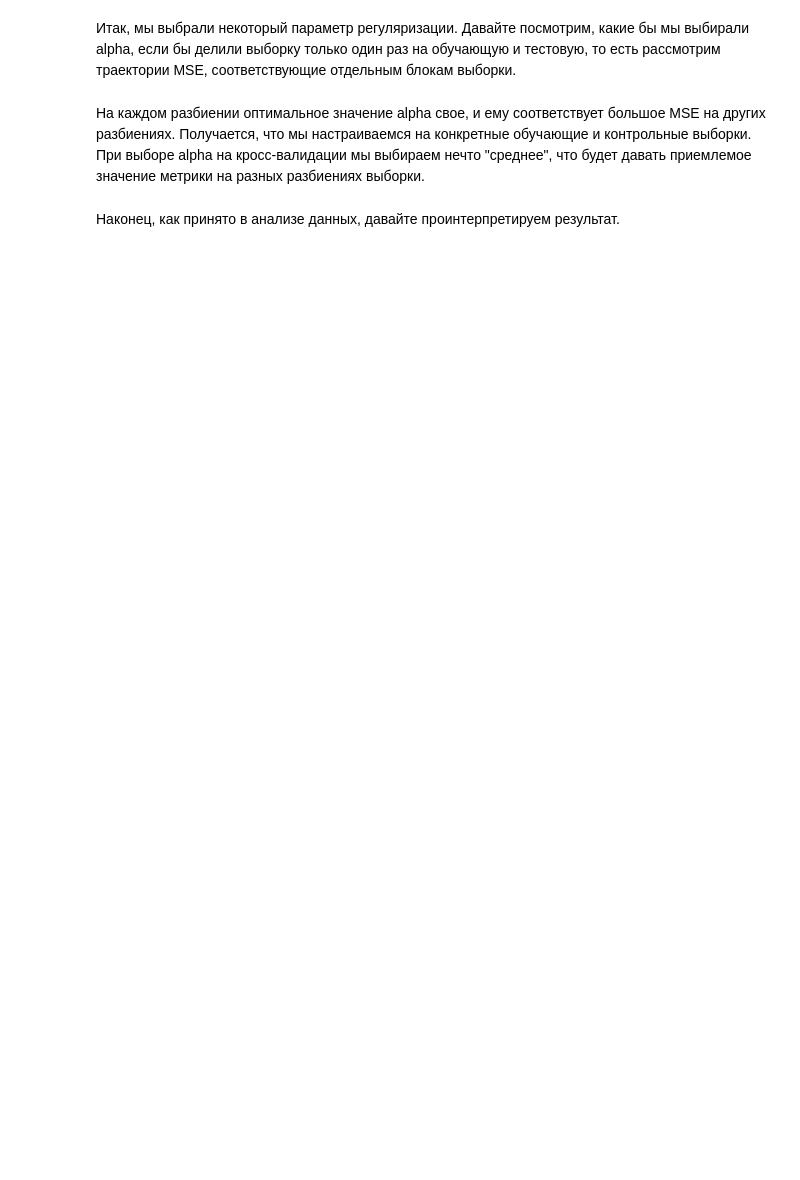
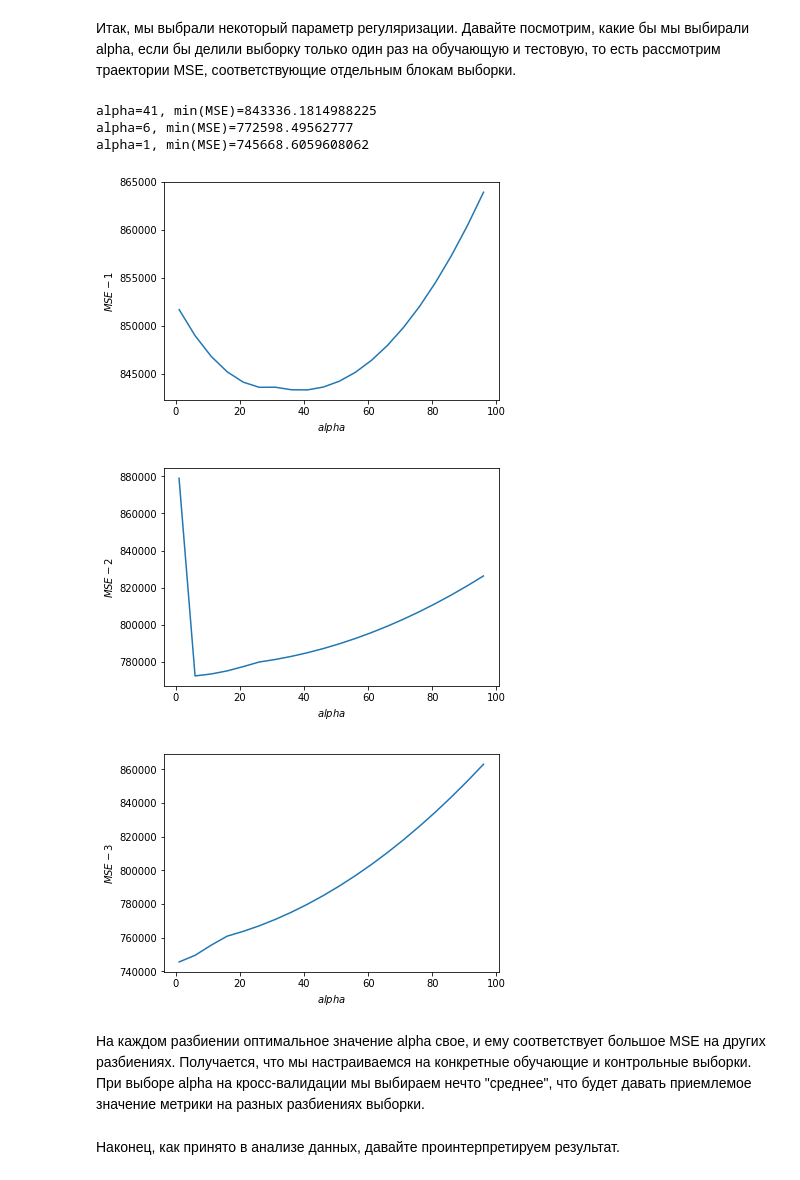
Before and after one commit to sevaspb/mipt_ya_ml_spec, a Jupyter notebook: supervised-learning/week-2/OverfittingTask.ipynb, the cells around one changed output. Saved outputs shown, nothing was run; the diff lists cells and outputs as text; code cells hidden in the pictures; blank space fills up the shorter version.

```diff
--- a/supervised-learning/week-2/OverfittingTask.ipynb
+++ b/supervised-learning/week-2/OverfittingTask.ipynb
@@ -50,7 +50,6 @@ df.head(5)
 # %%
 fig, axes = plt.subplots(nrows=3, ncols=4, figsize=(15, 10))
 for idx, feature in enumerate(df.columns[:-1]):
-    axes[int(idx / 4), idx % 4]
     df.plot(feature, "cnt", subplots=True, kind="scatter", ax=axes[int(idx / 4), idx % 4]) # Как рисовать много в плоскости
 # %% [output]
 [figure]
@@ -184,9 +183,9 @@ from sklearn.linear_model import Lasso, Ridge
 # %%
 # Код 2.2 (0.5 балла)
 # Обучите линейную модель с L1-регуляризацией и выведите веса
-lasso_regressor = Lasso()
-lasso_regressor.fit(X, y)
-printCoefs(lasso_regressor)
+lasso = Lasso()
+lasso.fit(X, y)
+print_coefs(lasso)
 # %% [output]
 [  5.60241616e+02   1.01946349e+03  -1.28730627e+02  -8.61527813e+01
    1.37347894e+02   5.52123706e+01  -3.32369857e+02   3.76363236e+02
@@ -195,9 +194,9 @@ printCoefs(lasso_regressor)
 # %%
 # Код 2.3 (0.5 балла)
 # Обучите линейную модель с L2-регуляризацией и выведите веса
-ridge_regressor = Ridge()
-ridge_regressor.fit(X, y)
-printCoefs(ridge_regressor)
+ridge = Ridge()
+ridge.fit(X, y)
+print_coefs(ridge)
 # %% [output]
 [  563.06457225  1018.94837879  -131.87332028   -86.746098     138.00511118
     55.90311038  -332.3497885    386.45788919   566.34704706  -145.0713273
@@ -267,3 +281,8 @@ from sklearn.linear_model import LassoCV
 # Постройте график _усредненного_ по строкам MSE в зависимости от alpha.
 # Выведите выбранное alpha, а также пары "признак-коэффициент" для обученного вектора коэффициентов
 alphas = np.arange(1, 100, 5)
+regressor = LassoCV(alphas=alphas)
+regressor.fit(X, y)
+for idx, alpha in enumerate(regressor.alphas_):
+    result = regressor.mse_path_[idx]
+    print(f"alpha={alpha}, MSE(3)={result}")
@@ -272,7 +312,23 @@ alphas = np.arange(1, 100, 5)
 # %%
 # Код 3.3 (1 балл)
 # Выведите значения alpha, соответствующие минимумам MSE на каждом разбиении (то есть по столбцам).
 # На трех отдельных графиках визуализируйте столбцы .mse_path_
+import operator
+for idx in range(regressor.mse_path_.shape[1]):
+    fig, axes = plt.subplots()
+    col = regressor.mse_path_[:, idx]
+    min_index, min_value = min(enumerate(col), key=operator.itemgetter(1))
+    print(f"alpha={regressor.alphas_[min_index]}, min(MSE)={min_value}")
+    axes.plot(alphas, col[::-1])
+    axes.set_ylabel(f"$MSE-{idx + 1}$")
+    axes.set_xlabel('$alpha$')
+# %% [output]
+alpha=41, min(MSE)=843336.1814988225
+alpha=6, min(MSE)=772598.49562777
+alpha=1, min(MSE)=745668.6059608062
+[figure, added]
+[figure, added]
+[figure, added]
 # %% [markdown]
 На каждом разбиении оптимальное значение alpha свое, и ему соответствует большое MSE на других разбиениях. Получается, что мы настраиваемся на конкретные обучающие и контрольные выборки. При выборе alpha на кросс-валидации мы выбираем нечто "среднее", что будет давать приемлемое значение метрики на разных разбиениях выборки.
 # %% [markdown]
```
Also changed, not shown: parts of 7 cells of this notebook.
